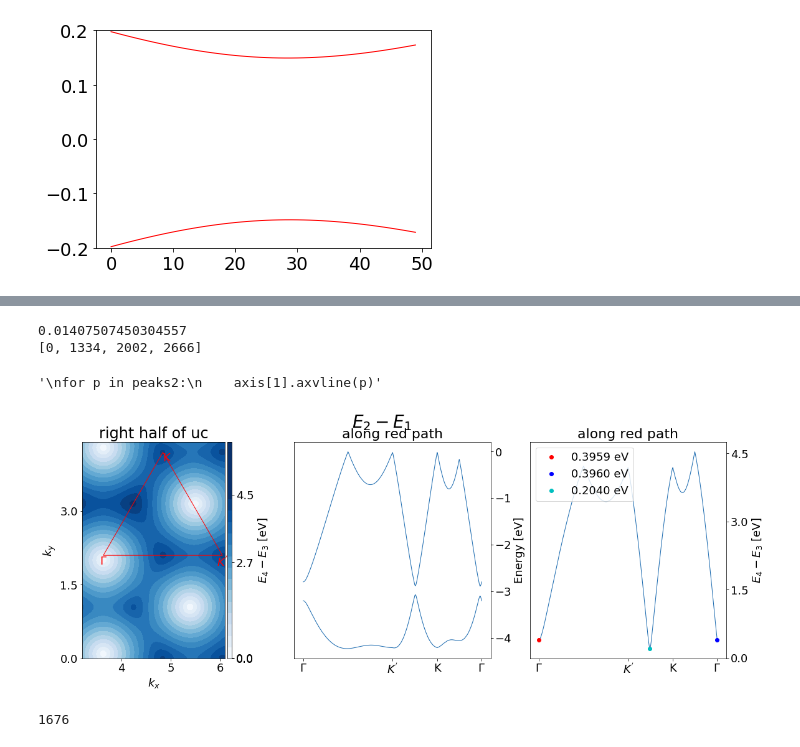
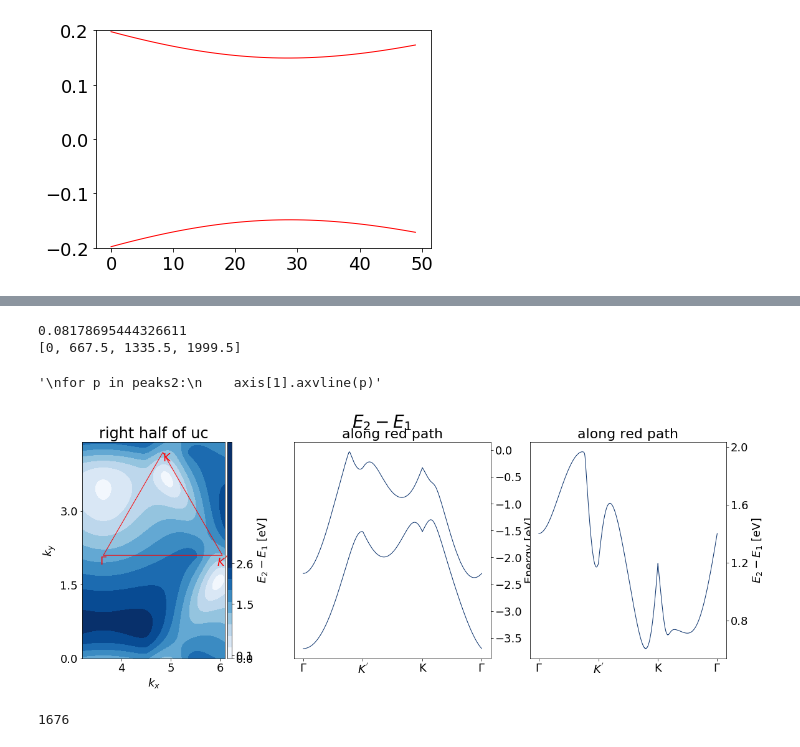
Before and after one commit to JonathanKipp/Plotting, a Jupyter notebook: Bandscompare_bib.ipynb, the cells around one changed output, grey strips where cells are left out. Cells and saved outputs as stored; diff of their text form; code cells hidden in the pictures.

```diff
--- a/Bandscompare_bib.ipynb
+++ b/Bandscompare_bib.ipynb
@@ -55,12 +55,12 @@ def setup_check(keyword,prefix,fname):
                 if s.group(2)!=None:
                     val = float(s.group(1))
     return(val)
-datesets = ["20190423","20190424","20190425","20190517","20190606","20190611","20190612","20190614","20190618"]
+datesets = ["20190423","20190424","20190425","20190517","20190606","20190611","20190612","20190614","20190618","20190625","20190626","20190627"]
 prefixsold = ["/Users/kipp/STB/output_jureca/" + d + "/" for d in datesets]
 prefixs = ["/Data/ias-1/kipp/" + d + "/" for d in datesets]
 save_prefix = "/Users/kipp/STB/weyl_figures/Weyl_figures/"
 coltypes = ['col','noncol']
-func_col_types = [1,0,2,3,2,2,2,2,2]
+func_col_types = [1,0,2,3,2,2,2,2,2,2,2,2]
 hc_syms = ['sym','antisym']
 K_label = ["","$\Gamma$", "$K^{'}$", "K", "$\Gamma$"]
 findbool = False
@@ -633,9 +633,9 @@ import kipp_ucvec as ucv
 from datetime import date
 colmap = 'Blues'
 norm = colors.Normalize(vmin = -4, vmax = 4)
-prefix = prefixs[8]
-dateset = datesets[8]
-filename = "path_rel_G-K-Kprime_anticol_theta_col_{:02}_large".format(2)
+prefix = prefixs[9]
+dateset = datesets[9]
+filename = "path_rel_G-K-Kprime_lambda_anticol_theta_col_{:02}_large".format(2)
 #filename = "path_rel_G-K-Kprime_anticol_theta_scancol_{:02}".format(2)
 #filename = "path_rel_G-K-Kprime_inplane_fm_new"
 save_prefix = '/Users/kipp/STB/weyl_figures/Weyl_figures/'
@@ -762,12 +762,12 @@ axis[1,2].text(xlims[0], ylims[0], textstr,size = 18,
              verticalalignment='bottom')
 axis[1,2].set_axis_off()
 #axis[1,2].remove()
-'''for j in range(4):
-    axis[1,2].plot(E_line[j],K_line,color = cm.get_cmap(colmap)(norm(2)))
-axis[1,2].set_yticks(ticks)
-axis[1,2].set_yticklabels(K_label[1:])
-axis[1,2].set_title("Bands on path")
-axis[1,2].set_xlabel("Energy in eV")'''
+#for j in range(4):
+#    axis[1,2].plot(E_line[j],K_line,color = cm.get_cmap(colmap)(norm(2)))
+#axis[1,2].set_yticks(ticks)
+#axis[1,2].set_yticklabels(K_label[1:])
+#axis[1,2].set_title("Bands on path")
+#axis[1,2].set_xlabel("Energy in eV")
 axis[1,0].set_xlabel("$k_x$")
 axis[1,1].set_xlabel("$k_x$")
 axis[0,0].set_ylabel("$k_y$")
@@ -821,7 +834,7 @@ for p in [G_point,G_point+K_prime_point,G_point+K_point]:
 
 x = np.arange(236,1570                             ,dtype = 'int')
 y = 1522*np.ones(x.shape[0]                        ,dtype = 'int')
-k1 = np.arange(x.shape[0]                          ,dtype = 'int')
+k1 = 0.5*np.arange(x.shape[0]                          ,dtype = 'int')
 x2 = np.arange(1569,901,-1                         ,dtype = 'int')
 y2 = np.linspace(1522,3045,x2.shape[0]             ,dtype = 'int')
 k2 = k1[-1] + 1 + np.arange(x2.shape[0]            ,dtype = 'int')
@@ -833,7 +846,7 @@ y = np.append(y,[y2])
 x = np.append(x,[x3])
 y = np.append(y,[y3])
 
-E_diff = E[3]-E[2]
+E_diff = E[1]-E[0]
 print(min(E_diff))
 E_line = E_sq[:,y,x]
 K_line = np.append(k1,[k2])
@@ -846,7 +859,7 @@ norm = colors.Normalize(vmin = min(E_diff), vmax = max(E_diff))
 fig,axis = plt.subplots(ncols = 3,figsize = (3*6.4,6.4))
 path = patches.Polygon(path_verts + vx + vy,fill = None, edgecolor = 'r',lw = 1.0)
 axis[0].add_patch(path)
-cont_plot(ax = axis[0],zdata = E_diff,title = "E_{0} - E_{1}".format(3,2),grain = 20,cbarlab = "$E_4 - E_3$ [eV]")
+cont_plot(ax = axis[0],zdata = E_diff,title = "E_{0} - E_{1}".format(3,2),grain = 20,cbarlab = "$E_2 - E_1$ [eV]")
 #cont_plot(ax = axis[1],zdata = E_diff,title = "E_{0} - E_{1}".format(3,2),grain = 20)
 axis[1].set_xticks(ticks)
 axis[1].set_xticklabels(K_label[1:])
@@ -854,7 +867,7 @@ axis[1].yaxis.tick_right()
 axis[1].set_ylabel("Energy [eV]")
 axis[1].yaxis.set_label_position("right")
 axis[2].yaxis.tick_right()
-axis[2].set_ylabel("$E_4 - E_3$ [eV]")
+axis[2].set_ylabel("$E_2 - E_1$ [eV]")
 axis[2].yaxis.set_label_position("right")
 axis[2].set_xticks(ticks)
 axis[2].set_xticklabels(K_label[1:])
@@ -867,42 +880,42 @@ axis[2].set_title("along red path", fontsize = 22)
 #axis[2].share_y(axis[1])
 #axis[0].set_xlim(G_point[0]-0.5,G_point[0]+0.5)
 #axis[0].set_ylim(G_point[1]-0.5,G_point[1]+0.5)
 #axis[0].axhline(G_point[1])
 #axis[0].axvline(G_point[0])
-E_diff_line = E_line[3] - E_line[2]
-axis[2].plot(E_diff_line,color = cm.get_cmap(colmap)(norm(3.5)))
+E_diff_line = E_line[1] - E_line[0]
+axis[2].plot(K_line,E_diff_line,color = cm.get_cmap(colmap)(norm(3.5)))
 plabel = K_label[1:-1]
 for j in range(2):
     axis[1].plot(K_line,E_line[j],color = cm.get_cmap(colmap)(norm(3.5)))
 hlignments = ["center","center","left"]
 for num,p in enumerate([G_point,G_point+K_prime_point,G_point+K_point]):
     axis[0].text(p[0], p[1],plabel[num],color = "r",size = 18,
             horizontalalignment=hlignments[num],
             verticalalignment="top",wrap = 'True')
 
 pos2 = ["left","right","center"]
 pstyles = ["ro","bo","co"]
 pmin = np.argsort(E_diff_line)[2500<np.argsort(E_diff_line)][0]
 pmin2 = np.argsort(E_diff_line)[1600<np.argsort(E_diff_line)][0]
-for num,p in enumerate([0,pmin,pmin2]):
+#for num,p in enumerate([0,pmin,pmin2]):
     #axis[2].axvline(p,color = "k")
-    axis[2].plot(p,E_diff_line[p],pstyles[num],label = "{:1.4f} eV".format(E_diff_line[p]))
-axis[2].legend(fontsize = 18,loc = "upper left")
+    #axis[2].plot(p,E_diff_line[p],pstyles[num],label = "{:1.4f} eV".format(E_diff_line[p]))
+#axis[2].legend(fontsize = 18,loc = "upper left")
 '''axis[2].text(p,0.5,"{:1.4f}".format(E_diff_line[p]),size = 18,
             horizontalalignment=pos2[num],
             verticalalignment="bottom",wrap = 'True')'''
 for axes in [axis[0],axis[2]]:
     axes.yaxis.set_major_locator(plt.MaxNLocator(4))
-with PdfPages(save_prefix + d + '_' + dateset + '_' + filename + '_' + save_fname + "band_4-3" + '.pdf') as pdf:
+with PdfPages(save_prefix + d + '_' + dateset + '_' + filename + '_' + save_fname + "band_2-1" + '.pdf') as pdf:
 	pdf.savefig(fig)
 '''
 for p in peaks2:
     axis[1].axvline(p)'''
 # %% [output]
-0.01407507450304557
-[0, 1334, 2002, 2666]
+0.08178695444326611
+[0, 667.5, 1335.5, 1999.5]
 '\nfor p in peaks2:\n    axis[1].axvline(p)'
-[figure, old version]
+[figure, new version]
 # %%
 num = 1
 if num == 2:
```
Also changed, not shown: parts of 3 cells of this notebook, 1 other file.
